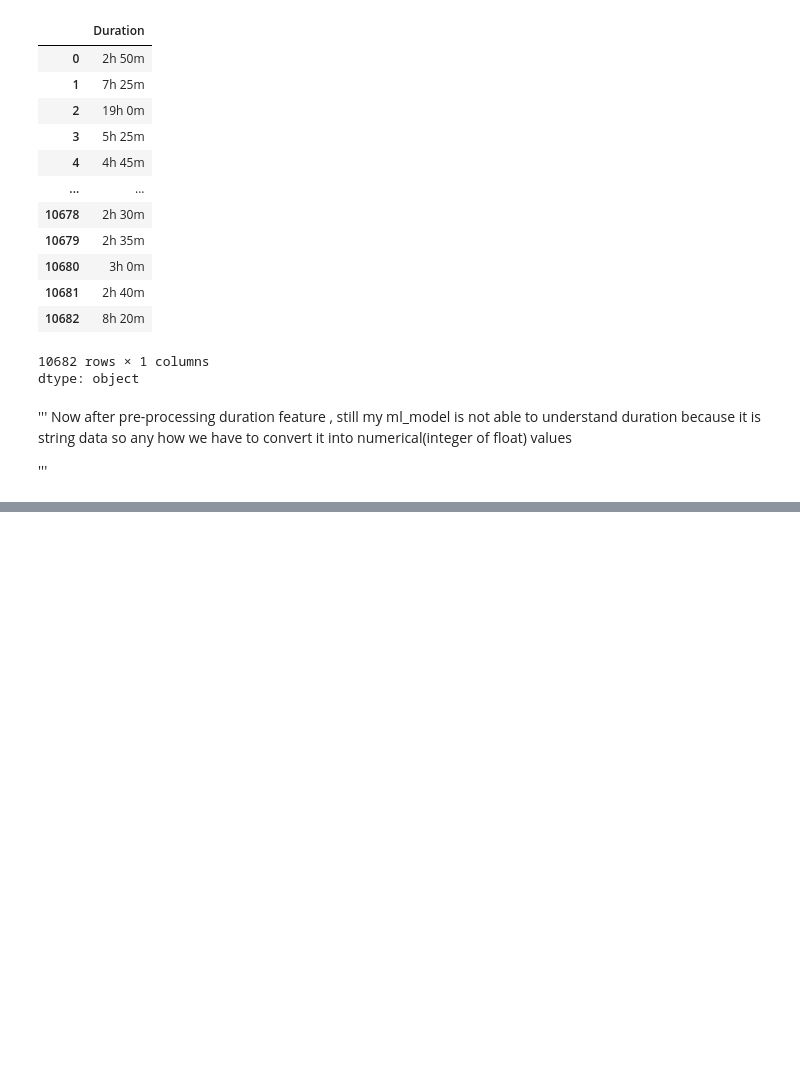
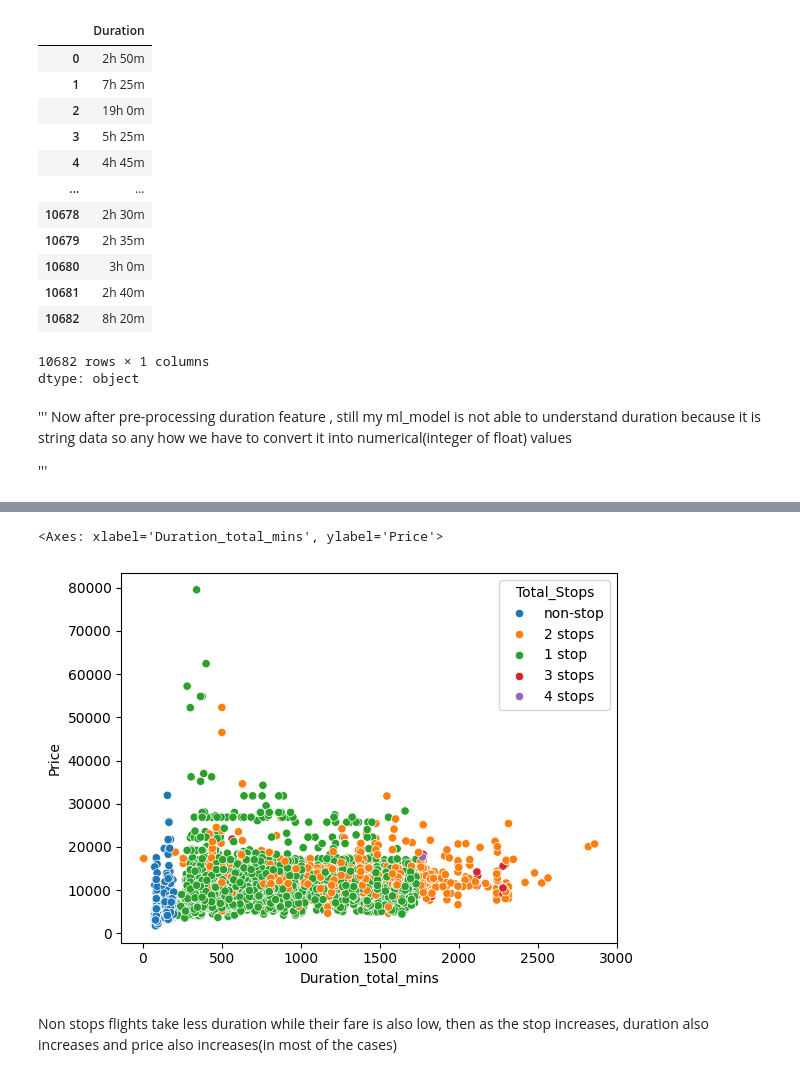
Before and after one commit to amantha6/flight-fare-detection, a Jupyter notebook: flight_prediction.ipynb, the cells around one changed output, grey strips where cells are left out. Cells and saved outputs as stored; diff of their text form; code cells hidden in the pictures; blank space fills up the shorter version.

```diff
--- a/flight_prediction.ipynb
+++ b/flight_prediction.ipynb
@@ -302,0 +344,9 @@ data["Duration_minute"] = pd.to_timedelta(data["Duration"]).dt.components.minute
+# %%
+sns.scatterplot(x="Duration_total_mins" , y="Price" , hue="Total_Stops", data=data)
+# %% [output]
+<Axes: xlabel='Duration_total_mins', ylabel='Price'>
+[figure, added]
+# %% [markdown]
+
+Non stops flights take less duration while their fare is also low, then as the stop increases,
+duration also increases and price also increases(in most of the cases)
```
Also changed, not shown: parts of 6 cells of this notebook.
